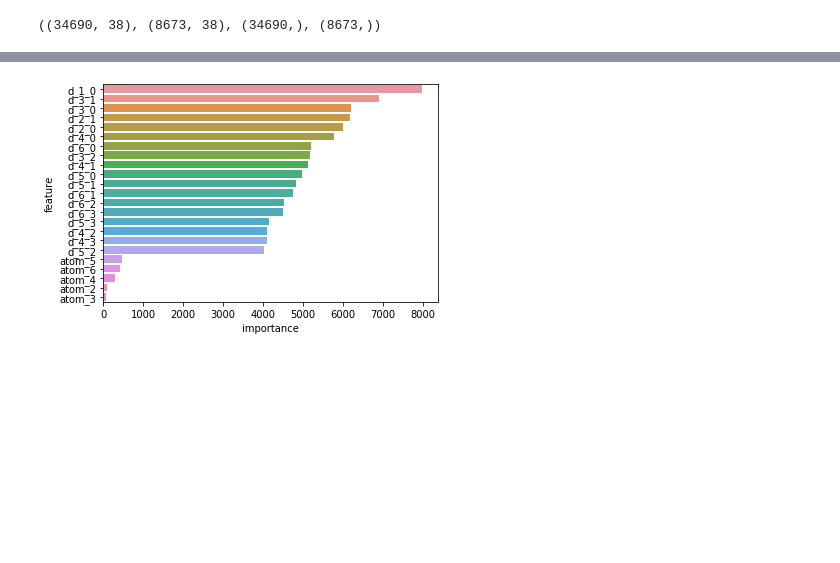
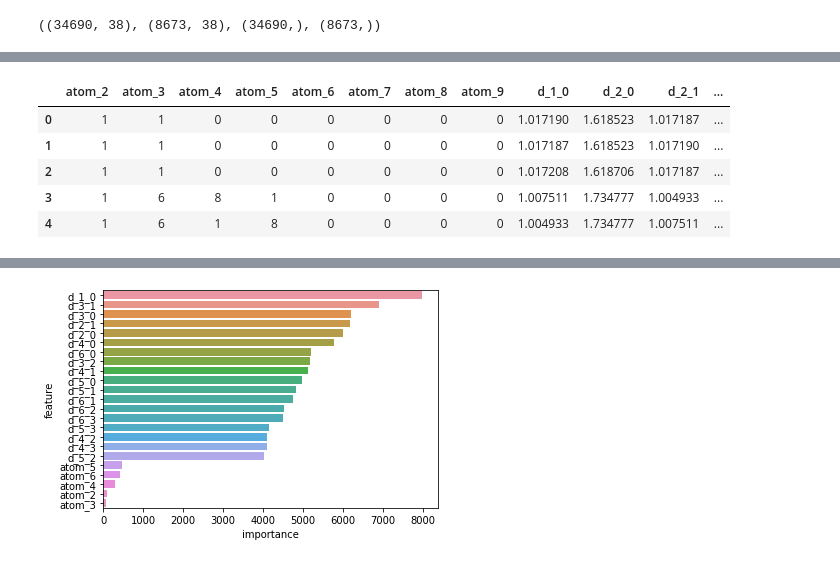
Before and after one commit to nsakki55/ml_note, a Jupyter notebook: competitions/champs-scalar-coupling/code/feature_engineer_lightgbm.ipynb, the cells around one changed output, grey strips where cells are left out. Drawn from its saved outputs; the diff is of its cells as text; code cells hidden in the pictures; blank space fills up the shorter version.

```diff
--- a/competitions/champs-scalar-coupling/code/feature_engineer_lightgbm.ipynb
+++ b/competitions/champs-scalar-coupling/code/feature_engineer_lightgbm.ipynb
@@ -328,0 +330,9 @@ sns.barplot(x="importance", y="feature", data=df_importance.sort_values('importa
+# %%
+df.head()
+# %% [output]
+|  | atom_2 | atom_3 | atom_4 | atom_5 | atom_6 | atom_7 | atom_8 | atom_9 | d_1_0 | d_2_0 | d_2_1 | ... |
+| 0 | 1 | 1 | 0 | 0 | 0 | 0 | 0 | 0 | 1.017190 | 1.618523 | 1.017187 | ... |
+| 1 | 1 | 1 | 0 | 0 | 0 | 0 | 0 | 0 | 1.017187 | 1.618523 | 1.017190 | ... |
+| 2 | 1 | 1 | 0 | 0 | 0 | 0 | 0 | 0 | 1.017208 | 1.618706 | 1.017187 | ... |
+| 3 | 1 | 6 | 8 | 1 | 0 | 0 | 0 | 0 | 1.007511 | 1.734777 | 1.004933 | ... |
+| 4 | 1 | 6 | 1 | 8 | 0 | 0 | 0 | 0 | 1.004933 | 1.734777 | 1.007511 | ... |
```
Also changed, not shown: parts of 13 cells of this notebook, 3 other files.
